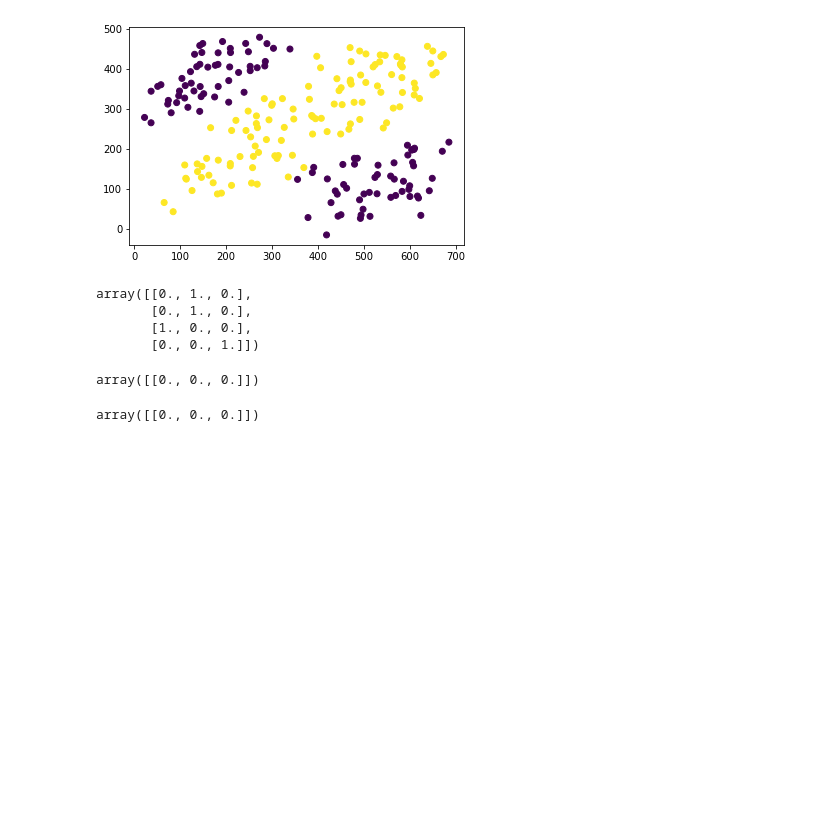
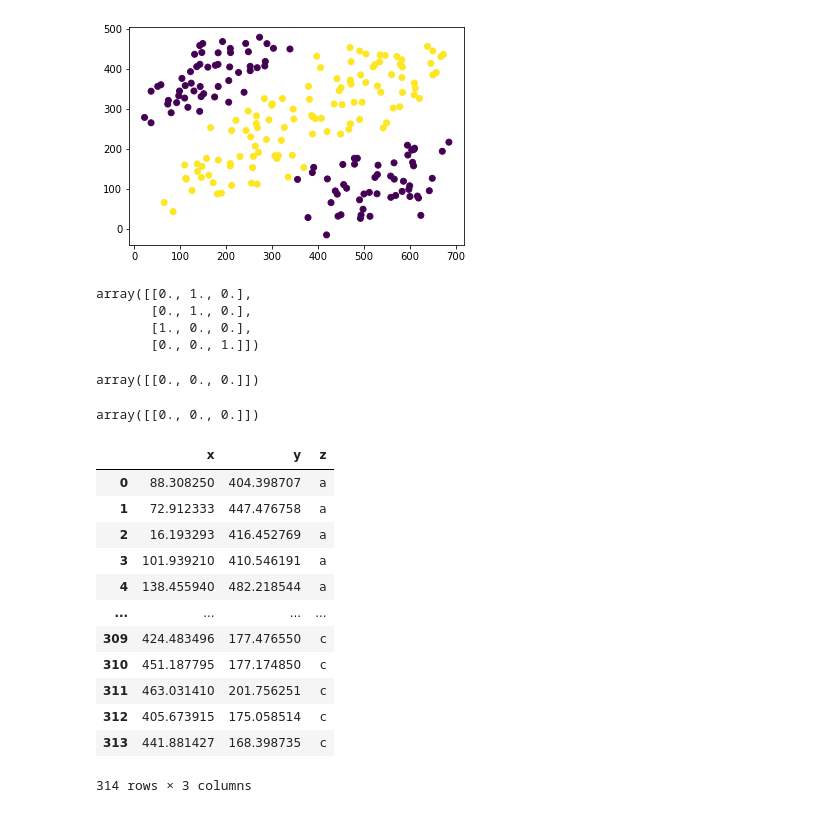
Before and after one commit to Thiyophin/Machine_learning, a Jupyter notebook: scikit_learn_tutorial.ipynb, the cells around one changed output. Cells and saved outputs as stored; diff of their text form; code cells hidden in the pictures; blank space fills up the shorter version.

```diff
--- a/scikit_learn_tutorial.ipynb
+++ b/scikit_learn_tutorial.ipynb
@@ -461,3 +461,22 @@ array([[0., 0., 0.]])
 # if you use handle_unknown = 'ignore' we will get 0 values for that data
 # %%
 # if you want to play with x,y,z datas go this this site = "https://drawdata.xyz/"
+# %%
+import pandas as pd
+df_clip = pd.read_clipboard(sep=",")
+# %%
+df_clip
+# %% [output]
+|  | x | y | z |
+| 0 | 88.308250 | 404.398707 | a |
+| 1 | 72.912333 | 447.476758 | a |
+| 2 | 16.193293 | 416.452769 | a |
+| 3 | 101.939210 | 410.546191 | a |
+| 4 | 138.455940 | 482.218544 | a |
+| ... | ... | ... | ... |
+| 309 | 424.483496 | 177.476550 | c |
+| 310 | 451.187795 | 177.174850 | c |
+| 311 | 463.031410 | 201.756251 | c |
+| 312 | 405.673915 | 175.058514 | c |
+| 313 | 441.881427 | 168.398735 | c |
+314 rows × 3 columns
```
Also changed, not shown: parts of 1 cell of this notebook.
